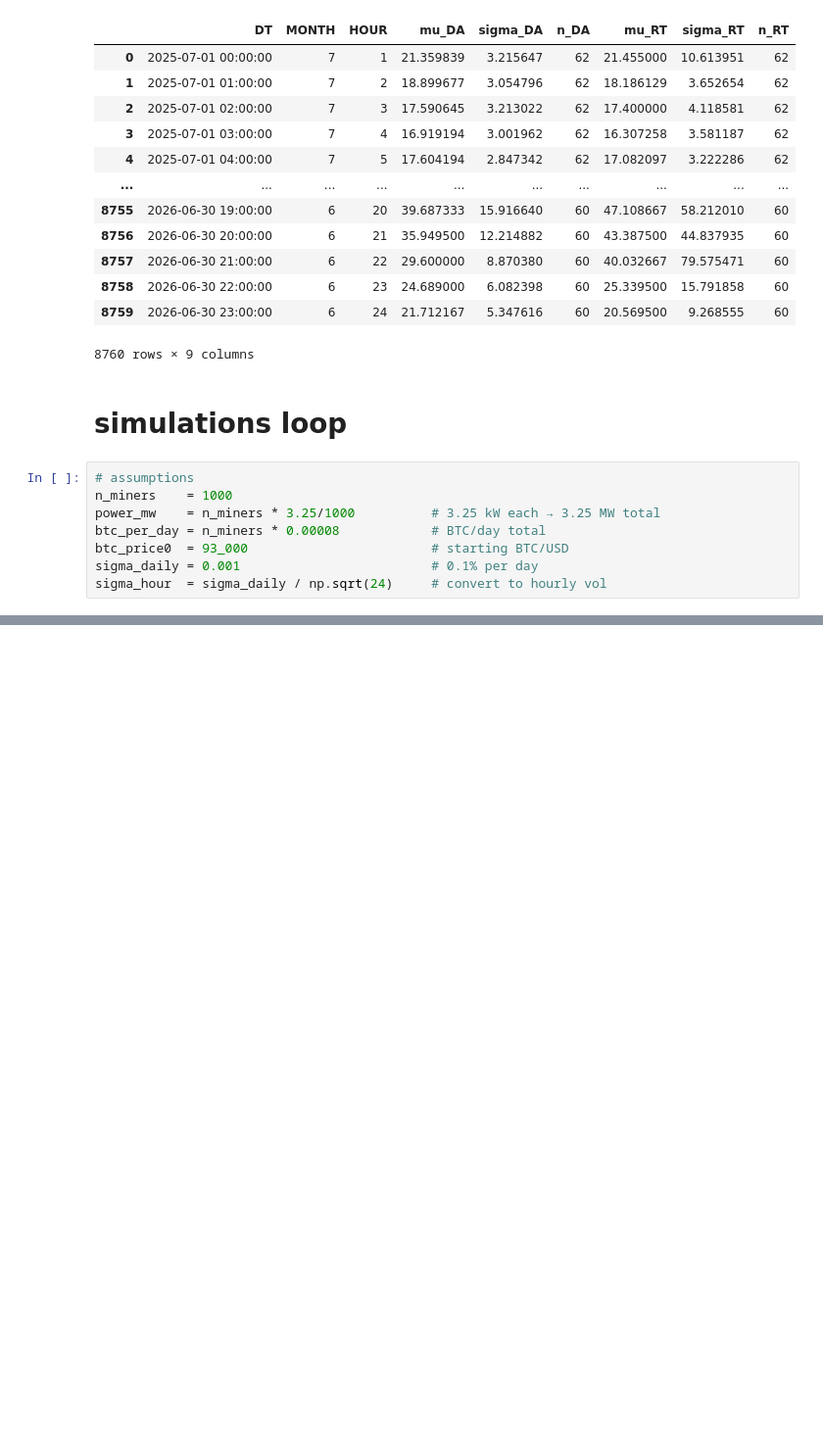
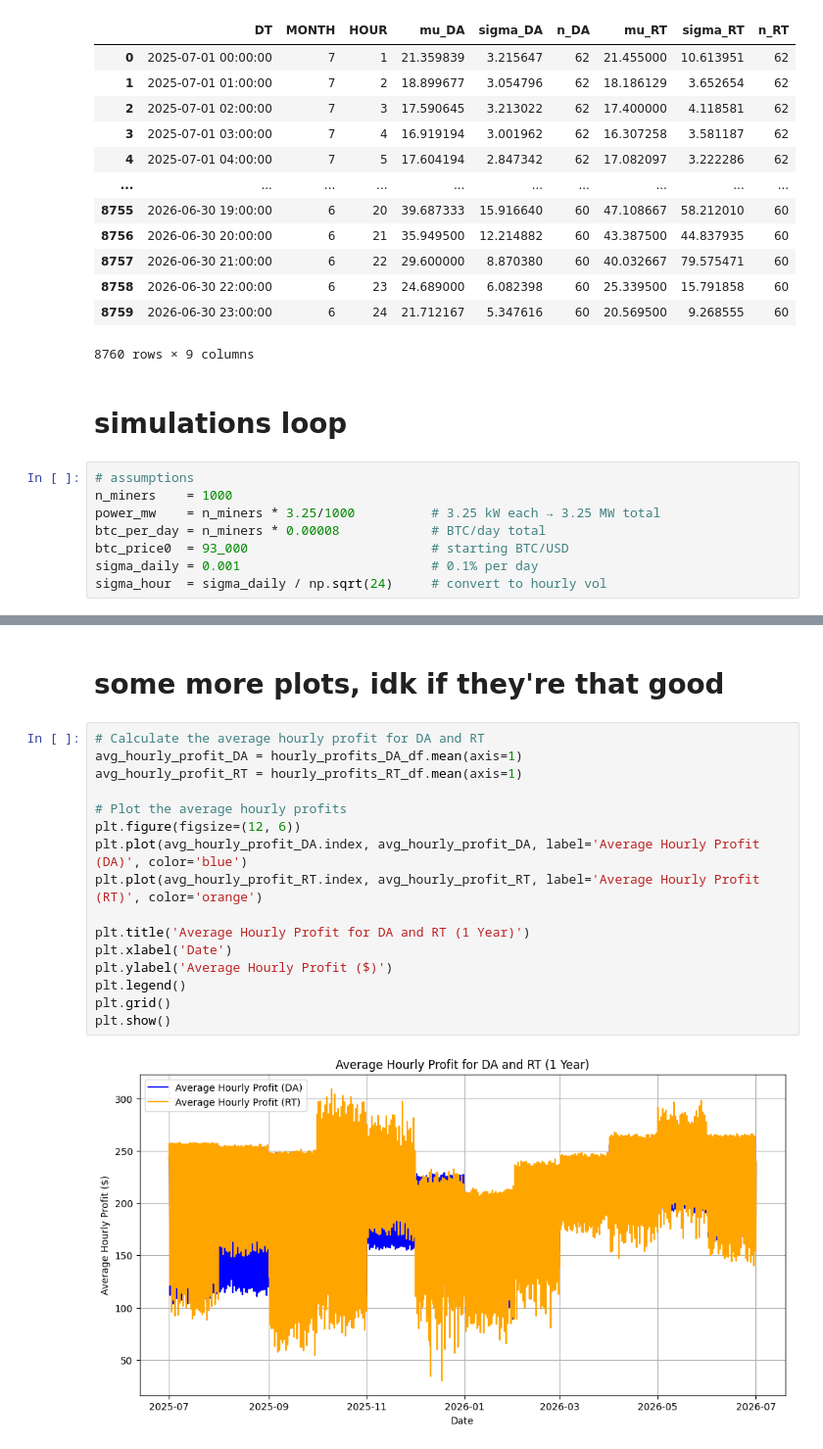
Before and after one commit to sxcben/Financing_Grid_final_project, a Jupyter notebook: code/duncan_testing_simulations.ipynb, the cells around one changed output, grey strips where cells are left out. Shown at 98% size. Saved outputs shown, nothing was run; the diff lists cells and outputs as text; blank space fills up the shorter version.

```diff
--- a/code/duncan_testing_simulations.ipynb
+++ b/code/duncan_testing_simulations.ipynb
@@ -156,0 +264,20 @@ Profit sigma (only buying in RT):   32158.86484699133
+# %% [markdown]
+# some more plots, idk if they're that good
+# %%
+# Calculate the average hourly profit for DA and RT
+avg_hourly_profit_DA = hourly_profits_DA_df.mean(axis=1)
+avg_hourly_profit_RT = hourly_profits_RT_df.mean(axis=1)
+
+# Plot the average hourly profits
+plt.figure(figsize=(12, 6))
+plt.plot(avg_hourly_profit_DA.index, avg_hourly_profit_DA, label='Average Hourly Profit (DA)', color='blue')
+plt.plot(avg_hourly_profit_RT.index, avg_hourly_profit_RT, label='Average Hourly Profit (RT)', color='orange')
+
+plt.title('Average Hourly Profit for DA and RT (1 Year)')
+plt.xlabel('Date')
+plt.ylabel('Average Hourly Profit ($)')
+plt.legend()
+plt.grid()
+plt.show()
+# %% [output]
+[figure, added]
```
Also changed, not shown: parts of 12 cells of this notebook.
